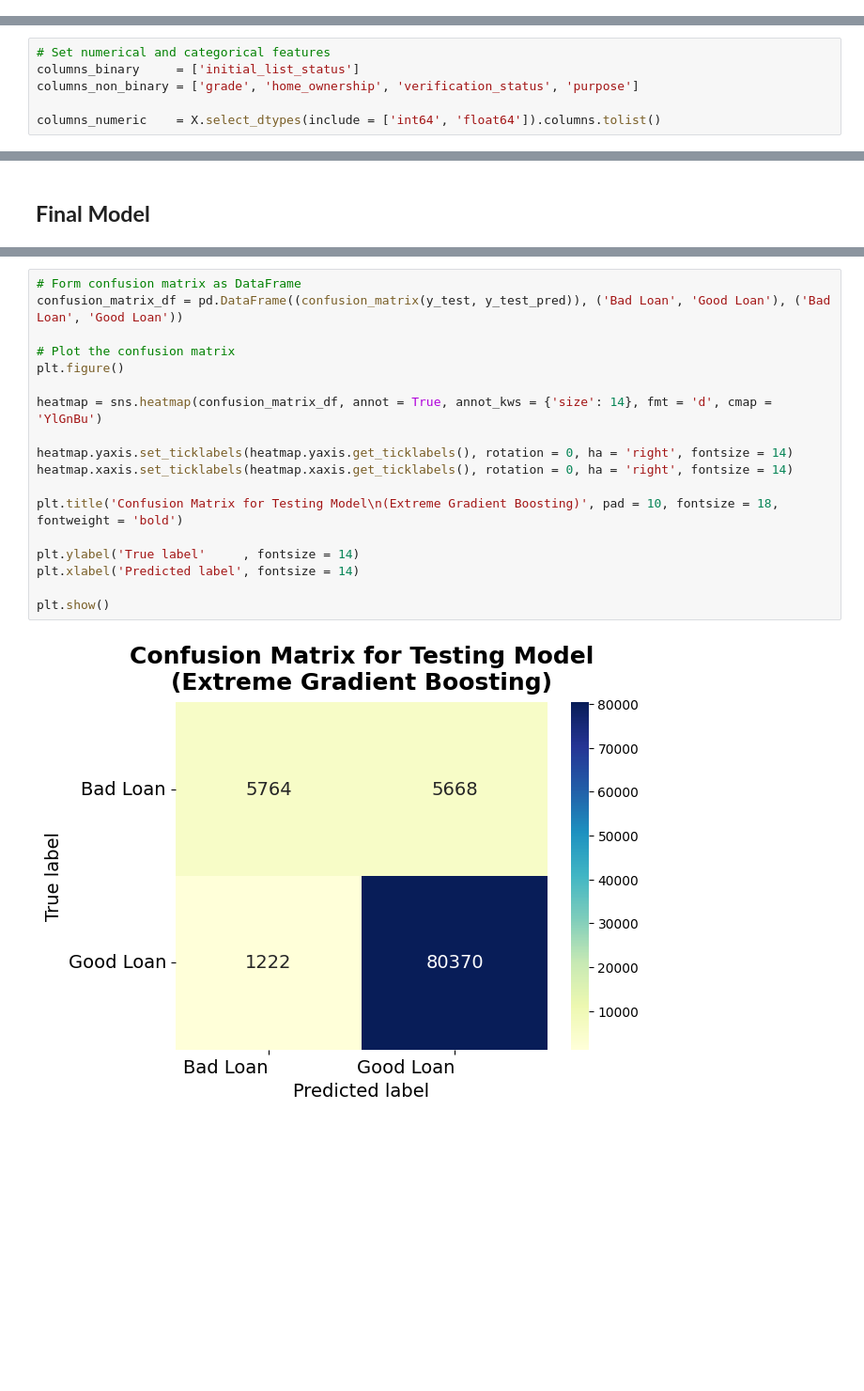
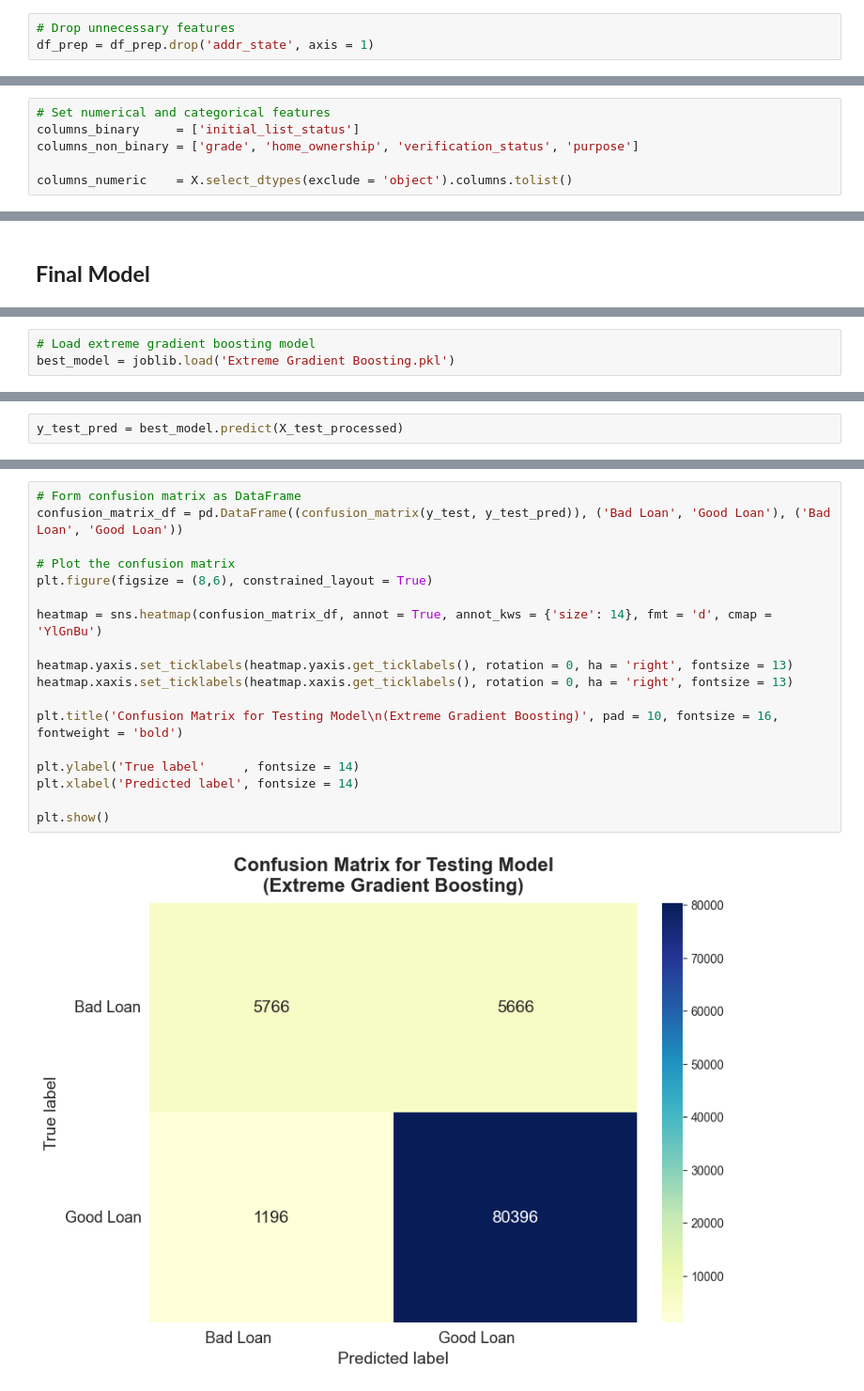
Before and after one commit to QararFairuzzabadi/PBI-with-IDx-Partners, a Jupyter notebook: IDx Partners - Credit Risk.ipynb, the cells around one changed output, grey strips where cells are left out. Shown at 94% size. Cells and saved outputs as stored; diff of their text form; blank space fills up the shorter version.

```diff
--- a/IDx Partners - Credit Risk.ipynb
+++ b/IDx Partners - Credit Risk.ipynb
@@ -624,0 +828,3 @@ Show the latest updated shape of dataset: (465116, 28)
+# %%
+# Drop unnecessary features
+df_prep = df_prep.drop('addr_state', axis = 1)
@@ -654,5 +872,5 @@ Shape of y_test  : (93024,)
 columns_binary     = ['initial_list_status']
 columns_non_binary = ['grade', 'home_ownership', 'verification_status', 'purpose']
 
-columns_numeric    = X.select_dtypes(include = ['int64', 'float64']).columns.tolist()
+columns_numeric    = X.select_dtypes(exclude = 'object').columns.tolist()
 # %%
@@ -904,0 +1085,3 @@ y_test_pred = xgb_tuned_model.predict(X_test_processed)
+# %%
+# Load extreme gradient boosting model
+best_model = joblib.load('Extreme Gradient Boosting.pkl')
@@ -905,2 +1090,4 @@ y_test_pred = xgb_tuned_model.predict(X_test_processed)
+# %%
+y_test_pred = best_model.predict(X_test_processed)
 # %%
 print('Classification Report Testing Model (Extreme Gradient Boosting):')
@@ -918,20 +1105,20 @@ weighted avg       0.92      0.93      0.92     93024
 # %%
 # Form confusion matrix as DataFrame
 confusion_matrix_df = pd.DataFrame((confusion_matrix(y_test, y_test_pred)), ('Bad Loan', 'Good Loan'), ('Bad Loan', 'Good Loan'))
 
 # Plot the confusion matrix
-plt.figure()
+plt.figure(figsize = (8,6), constrained_layout = True)
 
 heatmap = sns.heatmap(confusion_matrix_df, annot = True, annot_kws = {'size': 14}, fmt = 'd', cmap = 'YlGnBu')
 
-heatmap.yaxis.set_ticklabels(heatmap.yaxis.get_ticklabels(), rotation = 0, ha = 'right', fontsize = 14)
-heatmap.xaxis.set_ticklabels(heatmap.xaxis.get_ticklabels(), rotation = 0, ha = 'right', fontsize = 14)
+heatmap.yaxis.set_ticklabels(heatmap.yaxis.get_ticklabels(), rotation = 0, ha = 'right', fontsize = 13)
+heatmap.xaxis.set_ticklabels(heatmap.xaxis.get_ticklabels(), rotation = 0, ha = 'right', fontsize = 13)
 
-plt.title('Confusion Matrix for Testing Model\n(Extreme Gradient Boosting)', pad = 10, fontsize = 18, fontweight = 'bold')
+plt.title('Confusion Matrix for Testing Model\n(Extreme Gradient Boosting)', pad = 10, fontsize = 16, fontweight = 'bold')
 
 plt.ylabel('True label'     , fontsize = 14)
 plt.xlabel('Predicted label', fontsize = 14)
 
 plt.show()
 # %% [output]
-[figure, old version]
+[figure, new version]
```
Also changed, not shown: parts of 132 cells of this notebook, 1 other file.
